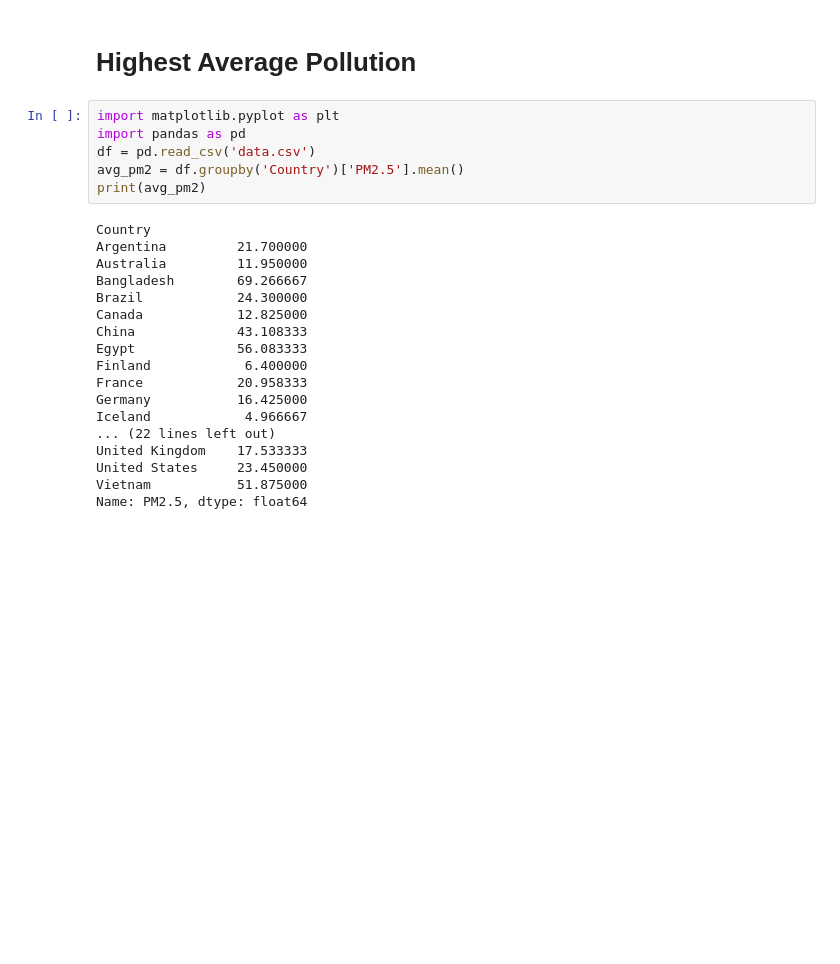
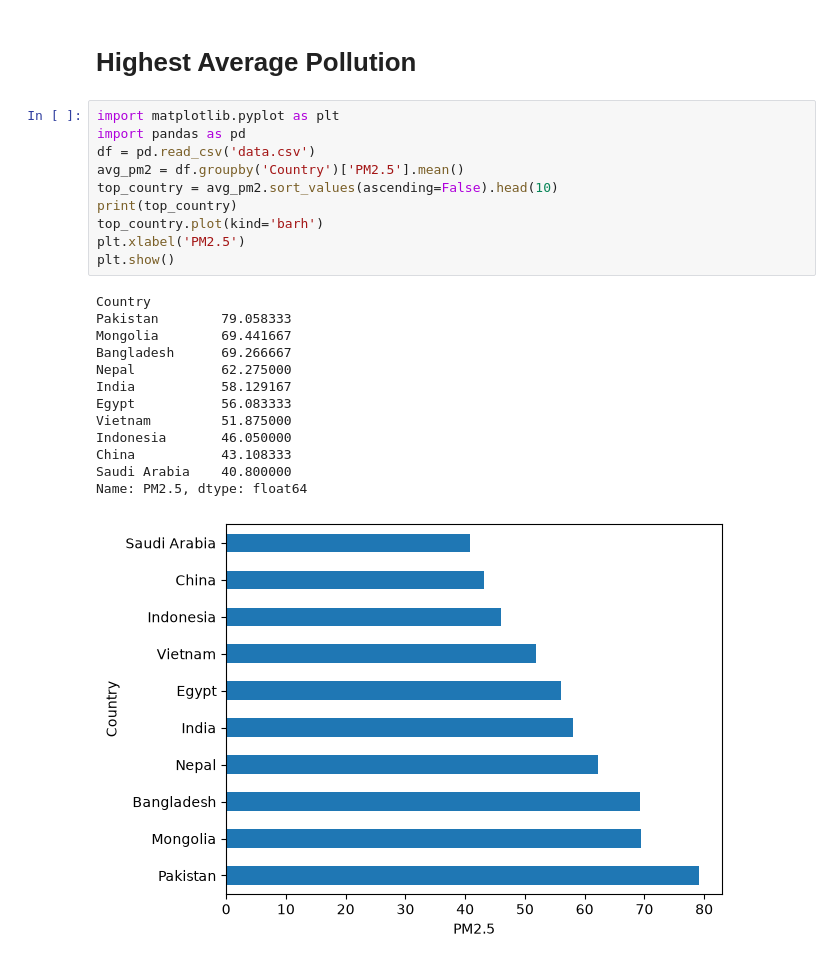
Before and after one commit to kosishadh/Global-Air-Quality-Analysis, a Jupyter notebook: main.ipynb, the cells around one changed output. Drawn from its saved outputs; the diff is of its cells as text; blank space fills up the shorter version.

```diff
--- a/main.ipynb
+++ b/main.ipynb
@@ -195,24 +195,24 @@ Name: PM2.5, dtype: float64
 # %%
 import matplotlib.pyplot as plt
 import pandas as pd
 df = pd.read_csv('data.csv')
 avg_pm2 = df.groupby('Country')['PM2.5'].mean()
-print(avg_pm2)
+top_country = avg_pm2.sort_values(ascending=False).head(10)
+print(top_country)
+top_country.plot(kind='barh')
+plt.xlabel('PM2.5')
+plt.show()
 # %% [output]
 Country
-Argentina         21.700000
-Australia         11.950000
-Bangladesh        69.266667
-Brazil            24.300000
-Canada            12.825000
-China             43.108333
-Egypt             56.083333
-Finland            6.400000
-France            20.958333
-Germany           16.425000
-Iceland            4.966667
-... (22 lines left out)
-United Kingdom    17.533333
-United States     23.450000
-Vietnam           51.875000
+Pakistan        79.058333
+Mongolia        69.441667
+Bangladesh      69.266667
+Nepal           62.275000
+India           58.129167
+Egypt           56.083333
+Vietnam         51.875000
+Indonesia       46.050000
+China           43.108333
+Saudi Arabia    40.800000
 Name: PM2.5, dtype: float64
+[figure, added]
```
